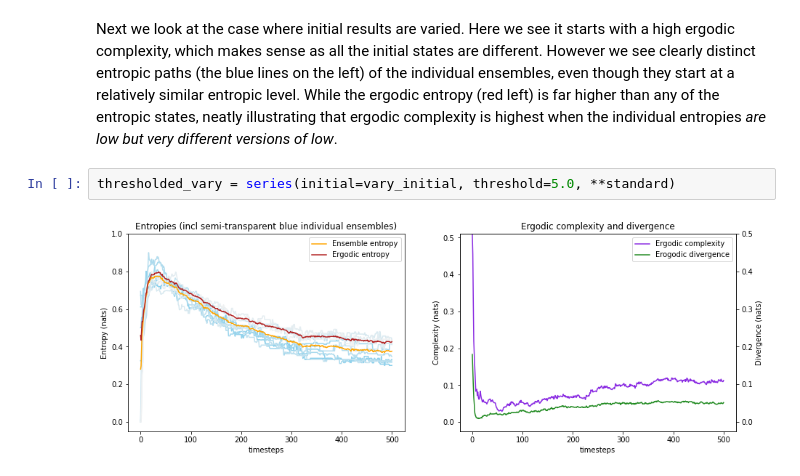
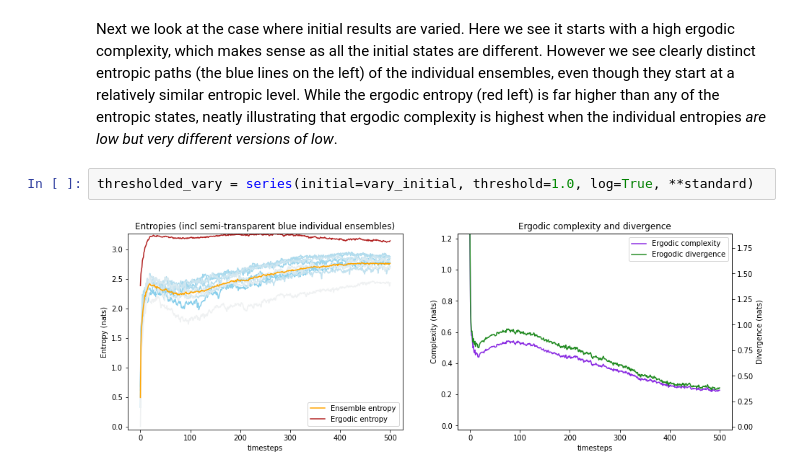
Before and after one commit to timjdavey/incoherence, a Jupyter notebook: paper_complexity/4.2. Initial conditions - Wealth model.ipynb, the cells around one changed output. Cells and saved outputs as stored; diff of their text form.

Commit message:
finishing saving plots for complexity paper

```diff
--- a/paper_complexity/4.2. Initial conditions - Wealth model.ipynb
+++ b/paper_complexity/4.2. Initial conditions - Wealth model.ipynb
@@ -68,6 +60,6 @@ What we see above is the clear entropy "dip" on the left, which corresponds to a
 # %% [markdown]
 Next we look at the case where initial results are varied. Here we see it starts with a high ergodic complexity, which makes sense as all the initial states are different. However we see clearly distinct entropic paths (the blue lines on the left) of the individual ensembles, even though they start at a relatively similar entropic level. While the ergodic entropy (red left) is far higher than any of the entropic states, neatly illustrating that ergodic complexity is highest when the individual entropies _are low but very different versions of low_.
 # %%
-thresholded_vary = series(initial=vary_initial, threshold=5.0, **standard)
+thresholded_vary = series(initial=vary_initial, threshold=1.0, log=True, **standard)
 # %% [output]
-[figure, old version]
+[figure, new version]
```
Also changed, not shown: parts of 4 cells of this notebook, 18 other files.
